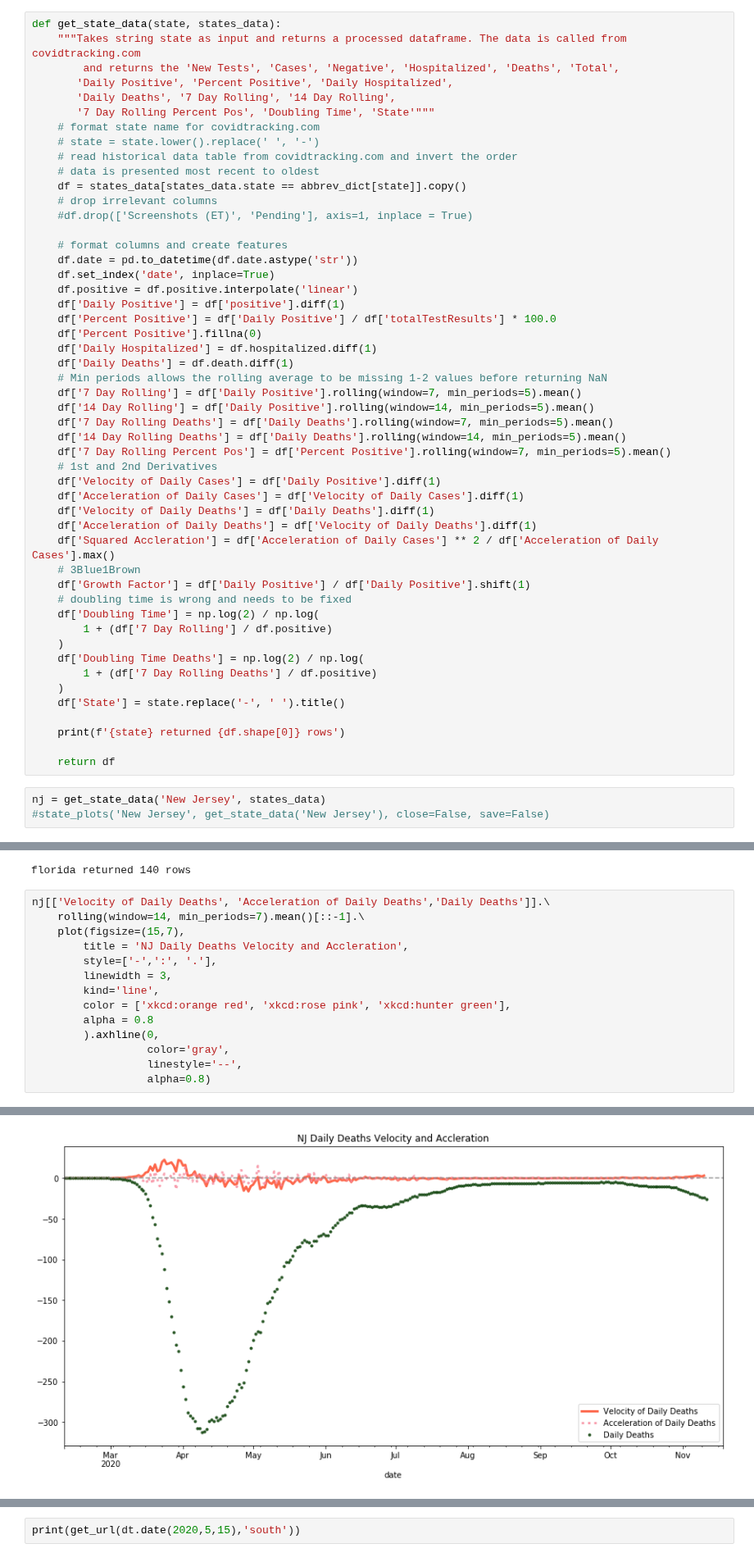
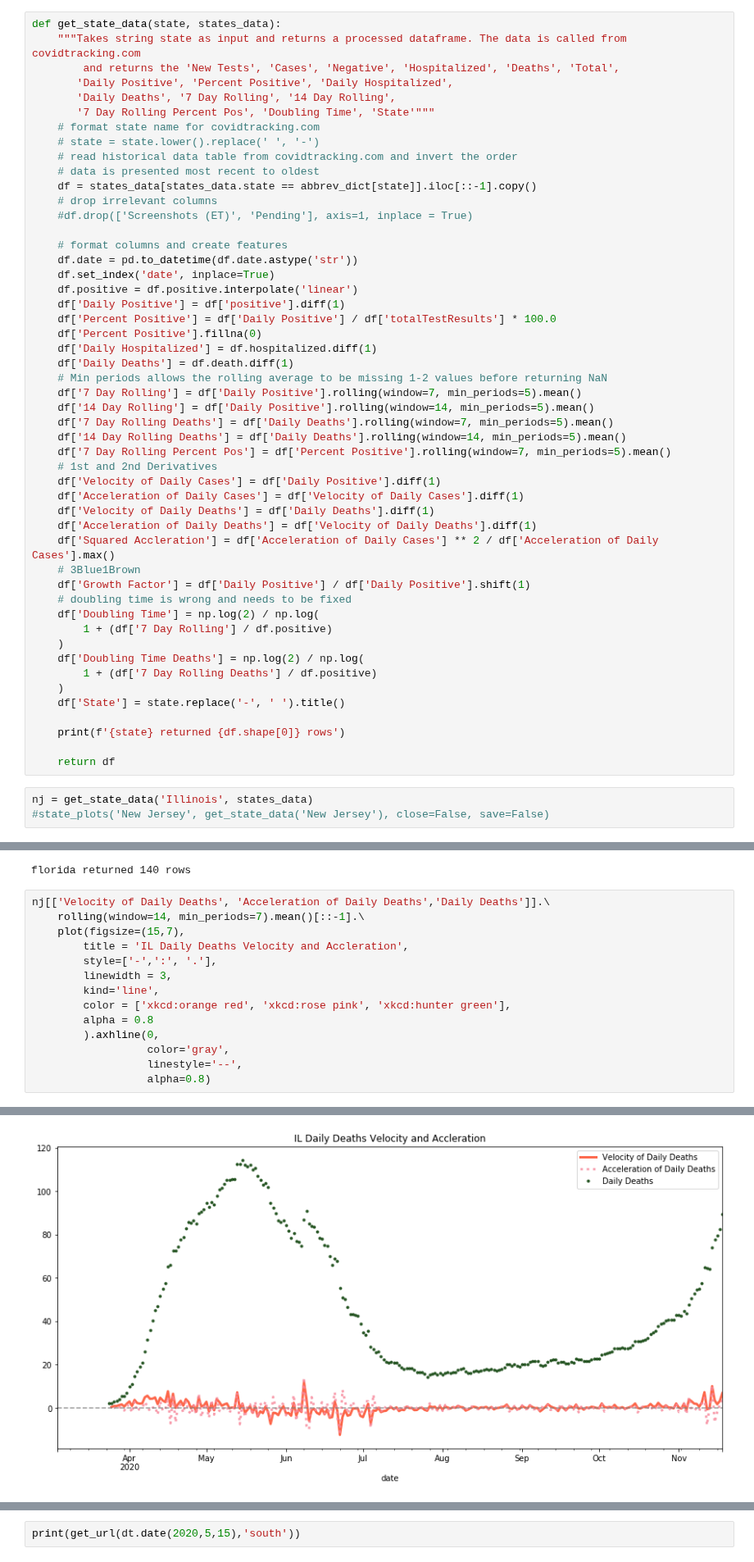
Before and after one commit to kaumaron/NJcomCOVIDData, a Jupyter notebook: NJcomCOVIDExtract-Timeseries.ipynb, the cells around one changed output, grey strips where cells are left out. Shown at 82% size. Cells and saved outputs as stored; diff of their text form.

```diff
--- a/NJcomCOVIDExtract-Timeseries.ipynb
+++ b/NJcomCOVIDExtract-Timeseries.ipynb
@@ -209,7 +209,7 @@ def get_state_data(state, states_data):
     # state = state.lower().replace(' ', '-')
     # read historical data table from covidtracking.com and invert the order
     # data is presented most recent to oldest
-    df = states_data[states_data.state == abbrev_dict[state]].copy()
+    df = states_data[states_data.state == abbrev_dict[state]].iloc[::-1].copy()
     # drop irrelevant columns
     #df.drop(['Screenshots (ET)', 'Pending'], axis=1, inplace = True)
 
@@ -249,6 +249,6 @@ def get_state_data(state, states_data):
 
     return df
 # %%
-nj = get_state_data('New Jersey', states_data)
+nj = get_state_data('Illinois', states_data)
 #state_plots('New Jersey', get_state_data('New Jersey'), close=False, save=False)
 # %% [output]
@@ -272,18 +272,18 @@ florida returned 140 rows
 # %%
 nj[['Velocity of Daily Deaths', 'Acceleration of Daily Deaths','Daily Deaths']].\
     rolling(window=14, min_periods=7).mean()[::-1].\
     plot(figsize=(15,7),
-        title = 'NJ Daily Deaths Velocity and Accleration',
+        title = 'IL Daily Deaths Velocity and Accleration',
         style=['-',':', '.'],
         linewidth = 3,
         kind='line',
         color = ['xkcd:orange red', 'xkcd:rose pink', 'xkcd:hunter green'],
         alpha = 0.8
         ).axhline(0,
                   color='gray',
                   linestyle='--',
                   alpha=0.8)
 # %% [output]
 <matplotlib.lines.Line2D at 0x...>
-[figure, old version]
+[figure, new version]
 # %%
```
Also changed, not shown: parts of 7 cells of this notebook.
